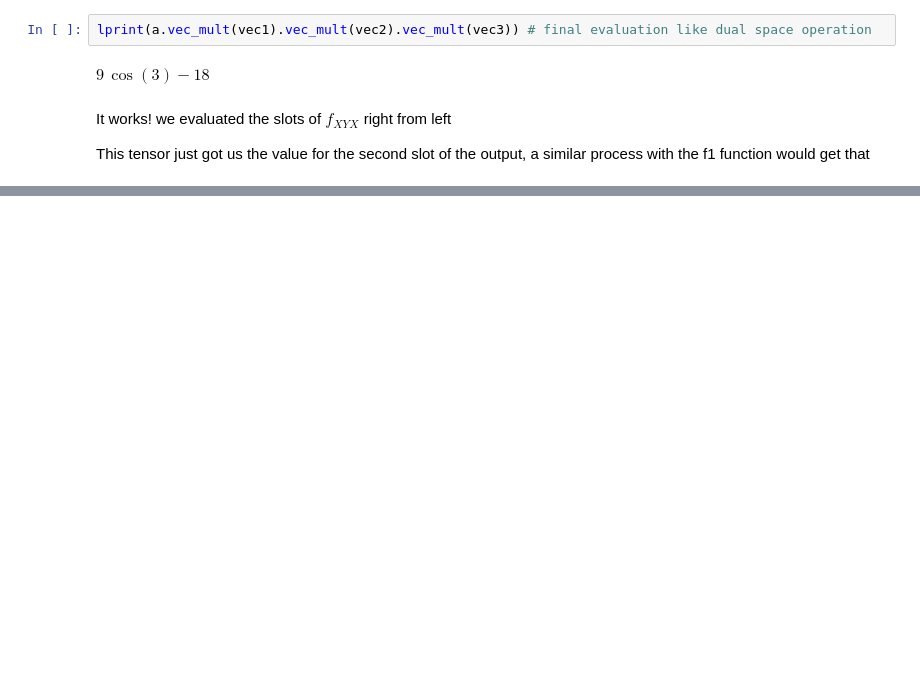
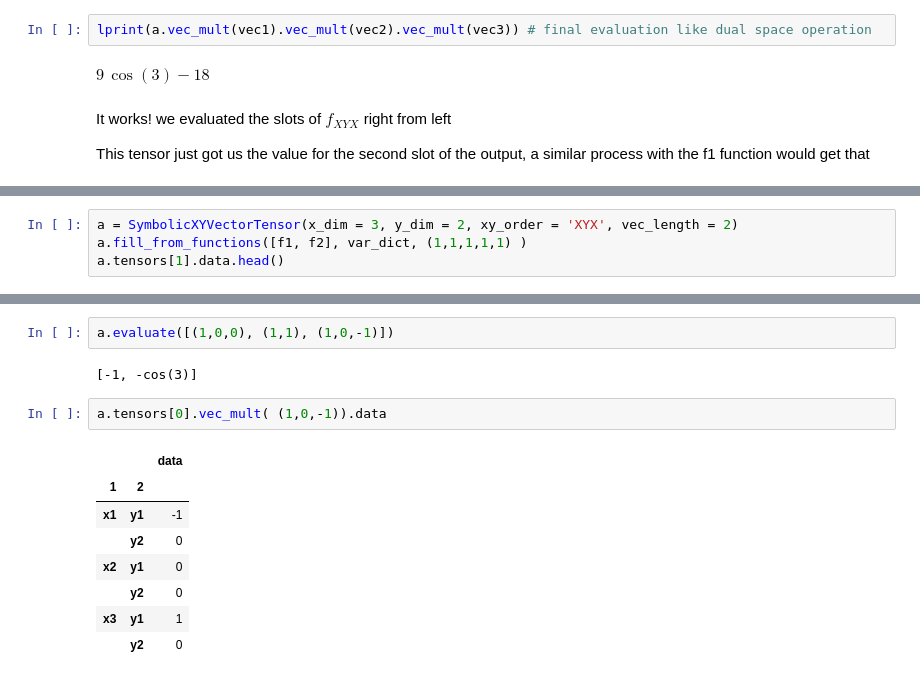
Before and after one commit to Matthew-Holmes/Bifurcations, a Jupyter notebook: notebooks/Implicit/Implicit Function Theorem.ipynb, the cells around one changed output, grey strips where cells are left out. Drawn from its saved outputs; the diff is of its cells as text; blank space fills up the shorter version.

```diff
--- a/notebooks/Implicit/Implicit Function Theorem.ipynb
+++ b/notebooks/Implicit/Implicit Function Theorem.ipynb
@@ -552,0 +751,4 @@ This tensor just got us the value for the second slot of the output, a similar p
+# %%
+a = SymbolicXYVectorTensor(x_dim = 3, y_dim = 2, xy_order = 'XYX', vec_length = 2)
+a.fill_from_functions([f1, f2], var_dict, (1,1,1,1,1) )
+a.tensors[1].data.head()
@@ -552,0 +763,15 @@ This tensor just got us the value for the second slot of the output, a similar p
+# %%
+a.evaluate([(1,0,0), (1,1), (1,0,-1)])
+# %% [output]
+[-1, -cos(3)]
+# %%
+a.tensors[0].vec_mult( (1,0,-1)).data
+# %% [output]
+|  |  | data |
+| 1 | 2 |  |
+| x1 | y1 | -1 |
+|  | y2 | 0 |
+| x2 | y1 | 0 |
+|  | y2 | 0 |
+| x3 | y1 | 1 |
+|  | y2 | 0 |
```
Also changed, not shown: parts of 53 cells of this notebook.
